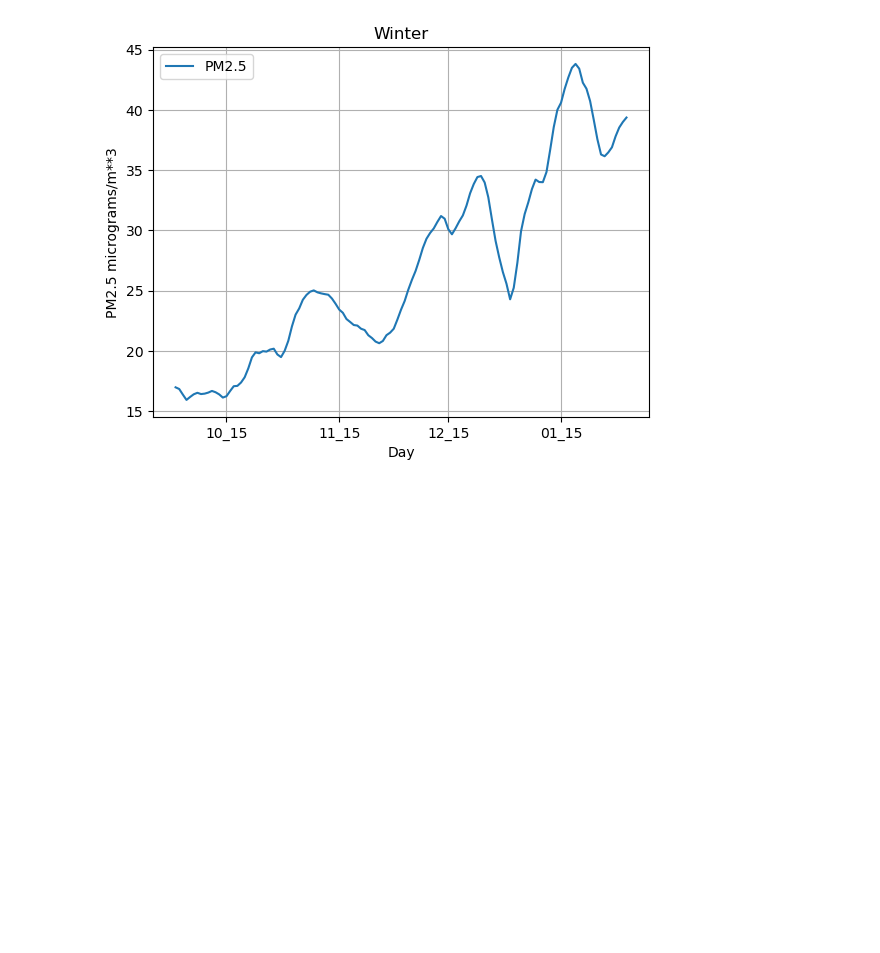
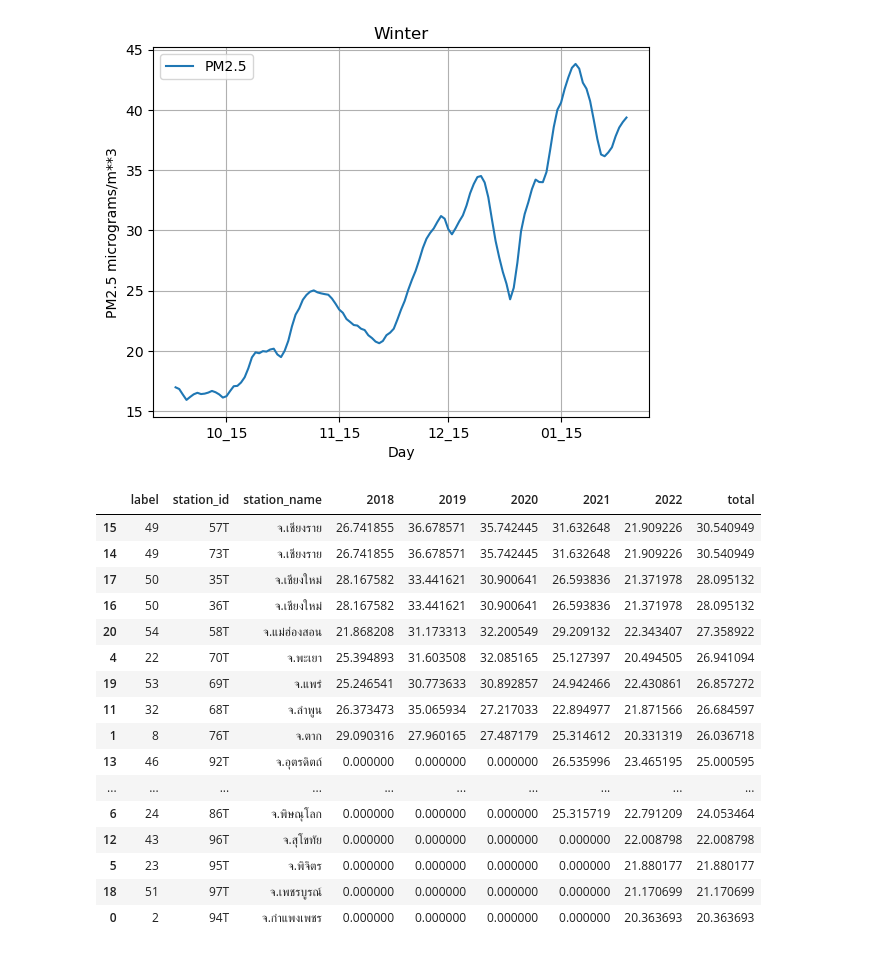
Before and after one commit to men31/DataMining_PM2_5, a Jupyter notebook: PM25_Coding/Data_Visualization/PM_Visualization.ipynb, the cells around one changed output. Cells and saved outputs as stored; diff of their text form; code cells hidden in the pictures; blank space fills up the shorter version.

```diff
--- a/PM25_Coding/Data_Visualization/PM_Visualization.ipynb
+++ b/PM25_Coding/Data_Visualization/PM_Visualization.ipynb
@@ -150,0 +192,11 @@ Text(0, 0.5, 'Normalized count')
+# %%
+def mean_all_year_province_sector(PM_data, label_df):
+    main_df = pd.DataFrame({'label':label_df['label'].unique()}).set_index(['label'])
+    data_lst = [main_df]
+    for year, year_PM_data in PM_data.items():
+        b = match_label_select_station(year_PM_data.copy(), label_df.copy())
+        mean_label_df = mean_province_sector(b.copy())
+        data_lst.append(mean_label_df.copy().rename(columns={'Mean PM2.5':year}).set_index('label'))
+    return pd.concat(data_lst, axis=1).reset_index()
+# %%
+c = mean_all_year_province_sector(PM_data, a.copy())
@@ -211,3 +296,24 @@ plot_TS_3_seasons(TS_PM_data)
 [figure]
 [figure]
 [figure]
+# %%
+# Top 5 city
+station_PM_perYear
+# %% [output]
+|  | label | station_id | station_name | 2018 | 2019 | 2020 | 2021 | 2022 | total |
+| 15 | 49 | 57T | จ.เชียงราย | 26.741855 | 36.678571 | 35.742445 | 31.632648 | 21.909226 | 30.540949 |
+| 14 | 49 | 73T | จ.เชียงราย | 26.741855 | 36.678571 | 35.742445 | 31.632648 | 21.909226 | 30.540949 |
+| 17 | 50 | 35T | จ.เชียงใหม่ | 28.167582 | 33.441621 | 30.900641 | 26.593836 | 21.371978 | 28.095132 |
+| 16 | 50 | 36T | จ.เชียงใหม่ | 28.167582 | 33.441621 | 30.900641 | 26.593836 | 21.371978 | 28.095132 |
+| 20 | 54 | 58T | จ.แม่ฮ่องสอน | 21.868208 | 31.173313 | 32.200549 | 29.209132 | 22.343407 | 27.358922 |
+| 4 | 22 | 70T | จ.พะเยา | 25.394893 | 31.603508 | 32.085165 | 25.127397 | 20.494505 | 26.941094 |
+| 19 | 53 | 69T | จ.แพร่ | 25.246541 | 30.773633 | 30.892857 | 24.942466 | 22.430861 | 26.857272 |
+| 11 | 32 | 68T | จ.ลำพูน | 26.373473 | 35.065934 | 27.217033 | 22.894977 | 21.871566 | 26.684597 |
+| 1 | 8 | 76T | จ.ตาก | 29.090316 | 27.960165 | 27.487179 | 25.314612 | 20.331319 | 26.036718 |
+| 13 | 46 | 92T | จ.อุตรดิตถ์ | 0.000000 | 0.000000 | 0.000000 | 26.535996 | 23.465195 | 25.000595 |
+| ... | ... | ... | ... | ... | ... | ... | ... | ... | ... |
+| 6 | 24 | 86T | จ.พิษณุโลก | 0.000000 | 0.000000 | 0.000000 | 25.315719 | 22.791209 | 24.053464 |
+| 12 | 43 | 96T | จ.สุโขทัย | 0.000000 | 0.000000 | 0.000000 | 0.000000 | 22.008798 | 22.008798 |
+| 5 | 23 | 95T | จ.พิจิตร | 0.000000 | 0.000000 | 0.000000 | 0.000000 | 21.880177 | 21.880177 |
+| 18 | 51 | 97T | จ.เพชรบูรณ์ | 0.000000 | 0.000000 | 0.000000 | 0.000000 | 21.170699 | 21.170699 |
+| 0 | 2 | 94T | จ.กำแพงเพชร | 0.000000 | 0.000000 | 0.000000 | 0.000000 | 20.363693 | 20.363693 |
```
Also changed, not shown: parts of 14 cells of this notebook, 5 other files.
